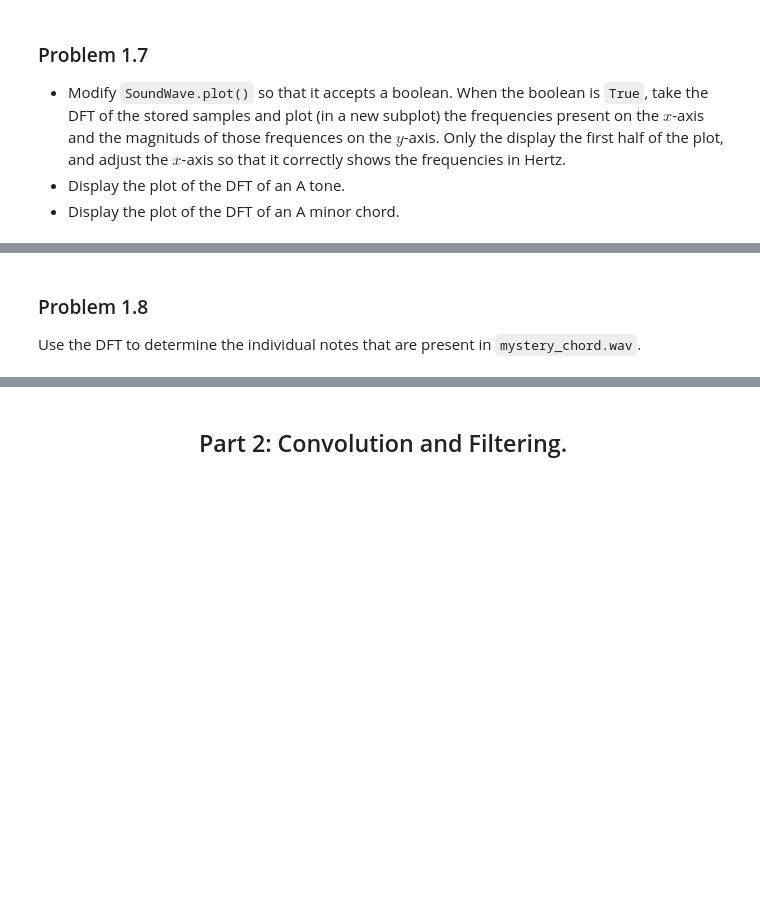
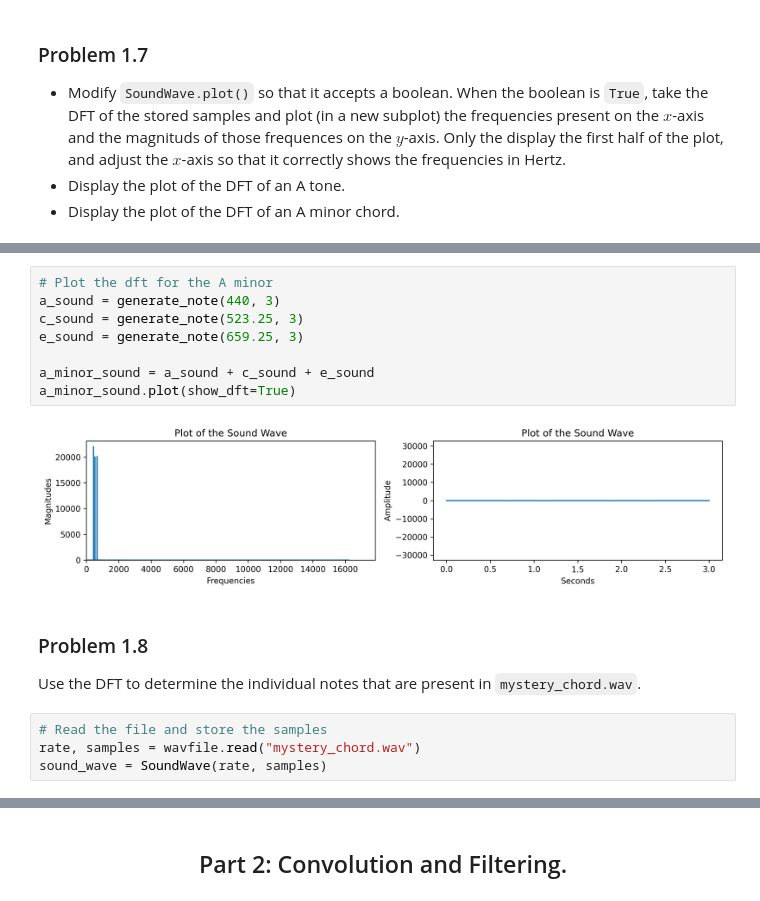
Before and after one commit to seyfdall/ACME_Volume_2, a Jupyter notebook: FourierTransform/fourier_transform.ipynb, the cells around one changed output, grey strips where cells are left out. Drawn from its saved outputs; the diff is of its cells as text; blank space fills up the shorter version.

```diff
--- a/FourierTransform/fourier_transform.ipynb
+++ b/FourierTransform/fourier_transform.ipynb
@@ -341,4 +359,18 @@ ValueError: operands could not be broadcast together with shapes (2,) (16384,)
+# %%
+# Plot the dft for the A minor
+a_sound = generate_note(440, 3)
+c_sound = generate_note(523.25, 3)
+e_sound = generate_note(659.25, 3)
+
+a_minor_sound = a_sound + c_sound + e_sound
+a_minor_sound.plot(show_dft=True)
+# %% [output]
+[figure, added]
 # %% [markdown]
 ### Problem 1.8
 
 Use the DFT to determine the individual notes that are present in `mystery_chord.wav`.
+# %%
+# Read the file and store the samples
+rate, samples = wavfile.read("mystery_chord.wav")
+sound_wave = SoundWave(rate, samples)
```
Also changed, not shown: parts of 11 cells of this notebook.
